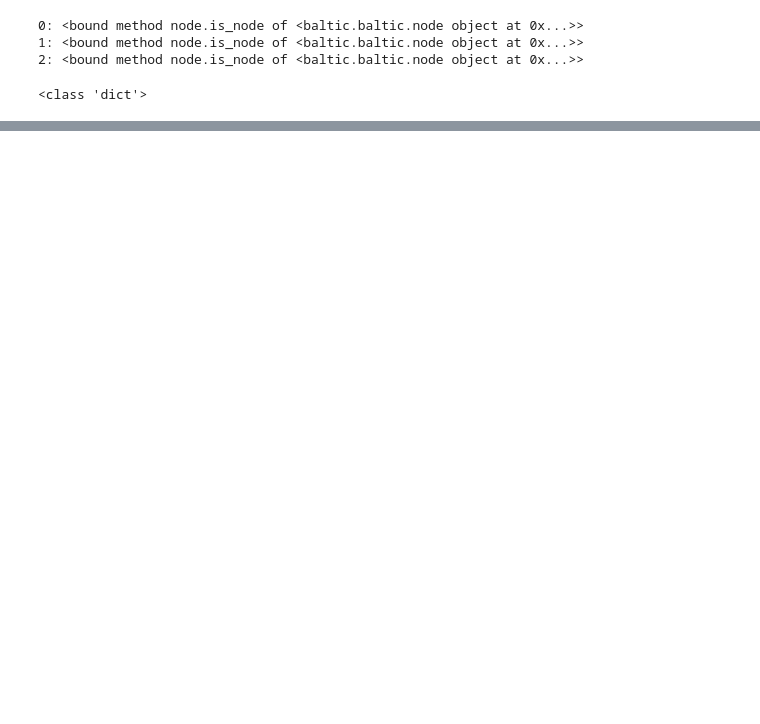
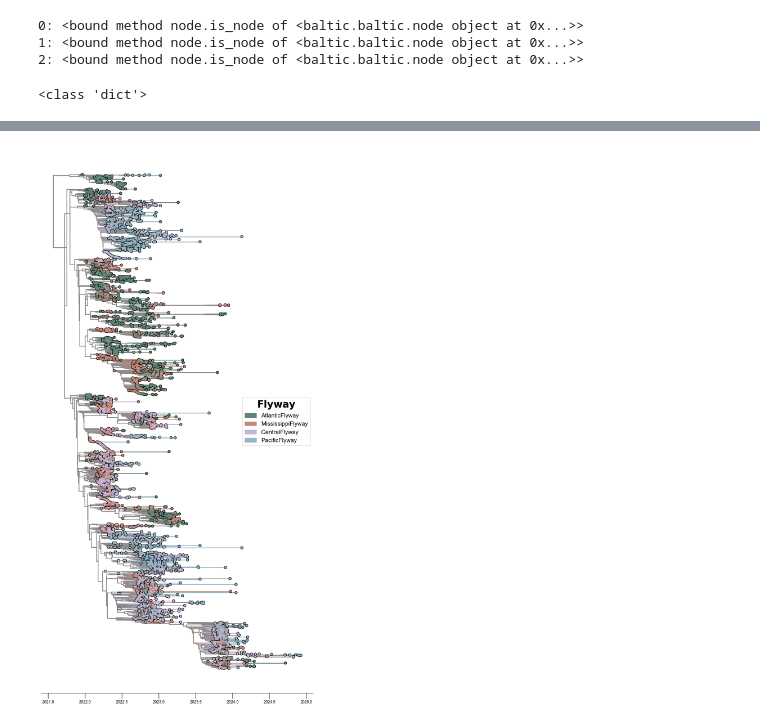
Before and after one commit to moncla-lab/H5-avian-ecology, a Jupyter notebook: baltic_nexustree_plot.ipynb, the cells around one changed output, grey strips where cells are left out. Cells and saved outputs as stored; diff of their text form; code cells hidden in the pictures; blank space fills up the shorter version.

```diff
--- a/baltic_nexustree_plot.ipynb
+++ b/baltic_nexustree_plot.ipynb
@@ -187,0 +205,4 @@ plot_nexus(mytree)
+# %%
+plot_nexus(dtatree, "./BEAST/discrete_trait_analysis/results/2025-09-01_flyway-latitude-order_emptree-contphyl/NAm_wild-aves_nov2021-2024_no-suliformes_ha_flyway-order-latgrp_2025-09-01_MCC-baltic.pdf")
+# %% [output]
+[figure, added]
```
Also changed, not shown: parts of 10 cells of this notebook, 47 other files.
